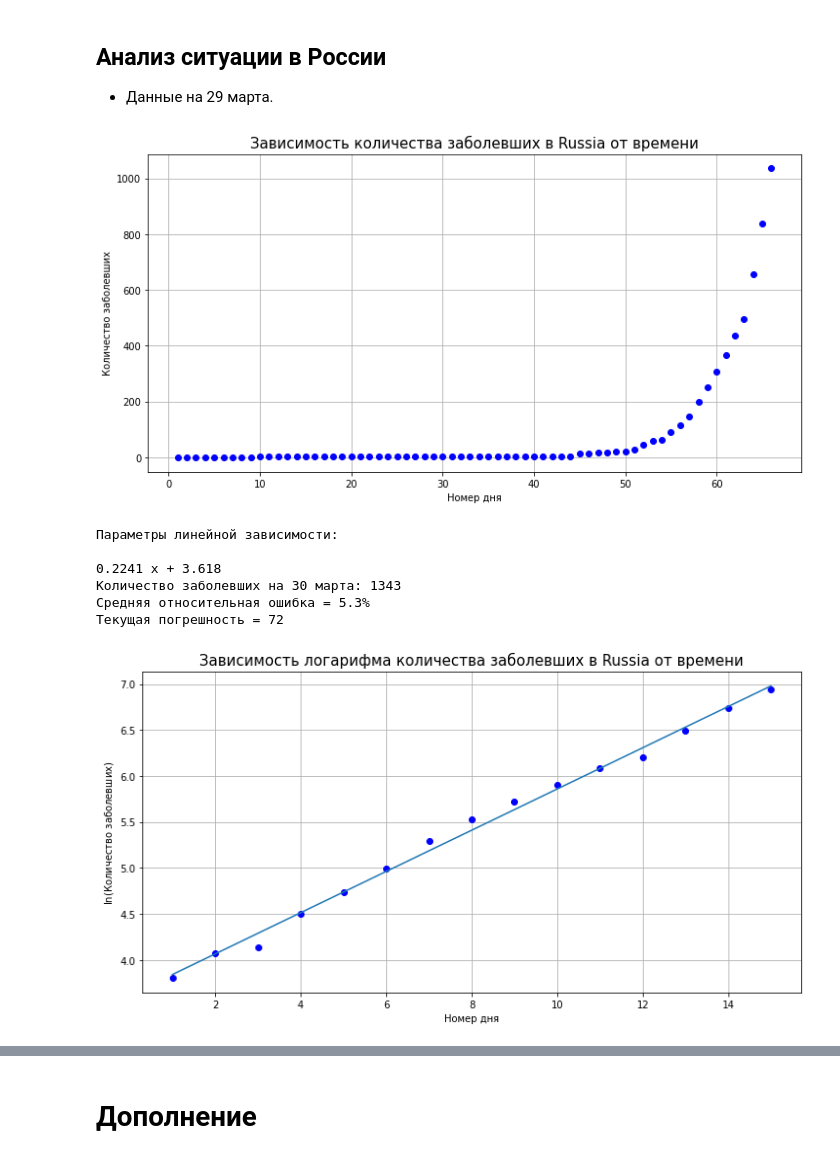
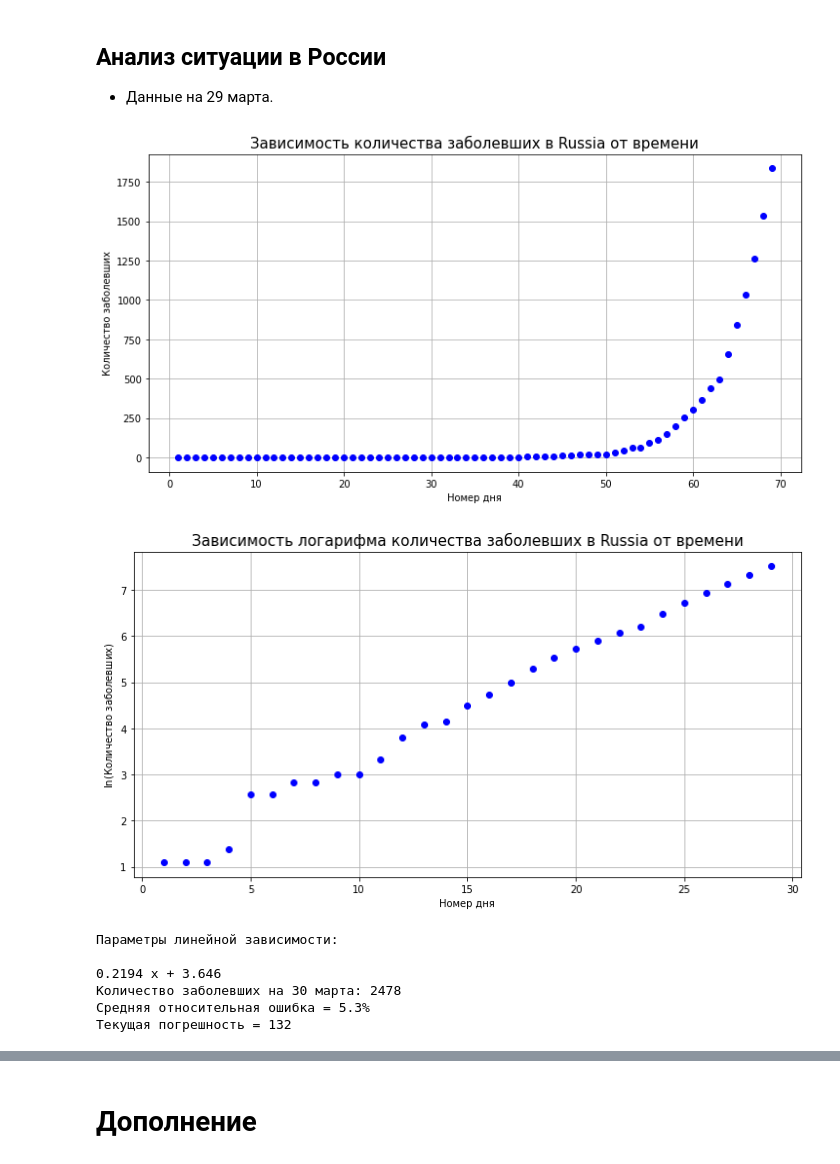
Before and after one commit to Ezmalts/Covid-2019, a Jupyter notebook: covid-2019.ipynb, the cells around one changed output, grey strips where cells are left out. Cells and saved outputs as stored; diff of their text form; code cells hidden in the pictures.

```diff
--- a/covid-2019.ipynb
+++ b/covid-2019.ipynb
@@ -19,7 +19,7 @@ main_data.head()
 # %% [markdown]
 # Реализация основных функций
 # %%
-def fit_(data, grid, country, flag='linear'):
+def plot_(data, grid, country, flag='linear'):
     plt.figure(figsize=(12,6))
 
     #make title and label axis
@@ -61,7 +61,7 @@ def precision(log_data, new_grid):
 
     return avg, std
 # %%
-def plot_model(log_data, new_grid, country, flag='predict'):
+def fit(log_data, new_grid, country, flag='predict'):
     plt.figure(figsize=(12,6))
 
     #plot points
@@ -104,25 +104,32 @@ def plot_model(log_data, new_grid, country, flag='predict'):
 # %%
 #prepare dataset
 data_ = np.array(main_data.loc['Russia'])[3::]
+data_ = np.append(data_, 1836)
 grid = np.arange(1, data_.size + 1, 1)
-fit_(data_, grid, 'Russia')
+plot_(data_, grid, 'Russia')
 
 #prepare dataset
 data_ = data_[data_ != 0]
 data_ = data_[data_ != 2]
 
 #make log scale
 log_data = np.log(list(data_))
+new_grid = np.arange(1, log_data.size + 1, 1)
+
+#plot log graph
+plot_(log_data, new_grid, 'Russia', 'log')
+
+#make log scale
 log_data = log_data[log_data > 3.5]
 new_grid = np.arange(1, log_data.size + 1, 1)
 
-plot_model(log_data, new_grid, 'Russia')
+fit(log_data, new_grid, 'Russia')
 # %% [output]
-[figure, old version]
+[figure, new version]
+[figure, new version]
 Параметры линейной зависимости:
 
-0.2241 x + 3.618
-Количество заболевших на 30 марта: 1343
+0.2194 x + 3.646
+Количество заболевших на 30 марта: 2478
 Средняя относительная ошибка = 5.3%
-Текущая погрешность = 72
+Текущая погрешность = 132
-[figure, old version]
```
Also changed, not shown: parts of 7 cells of this notebook, 1 other file.
